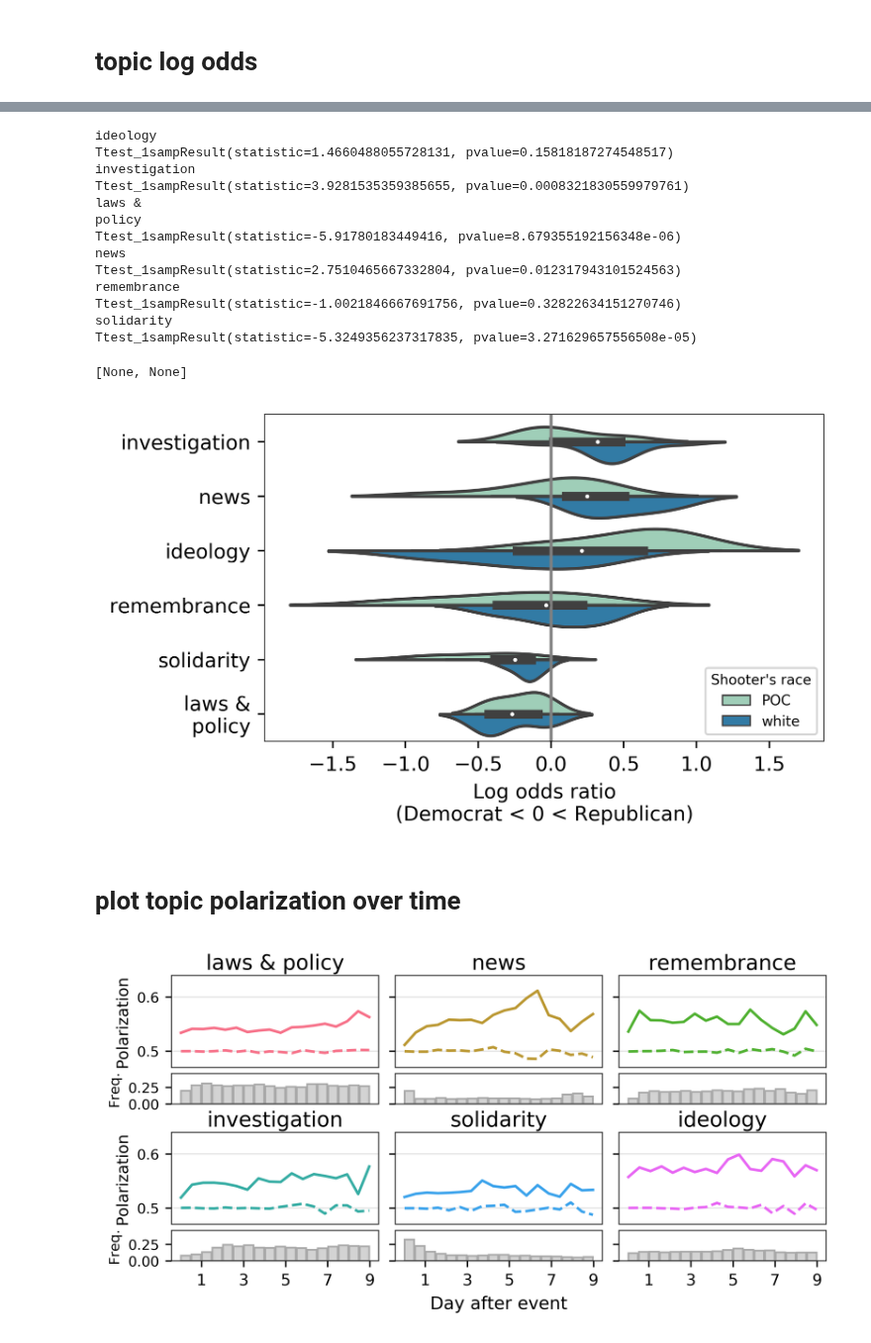
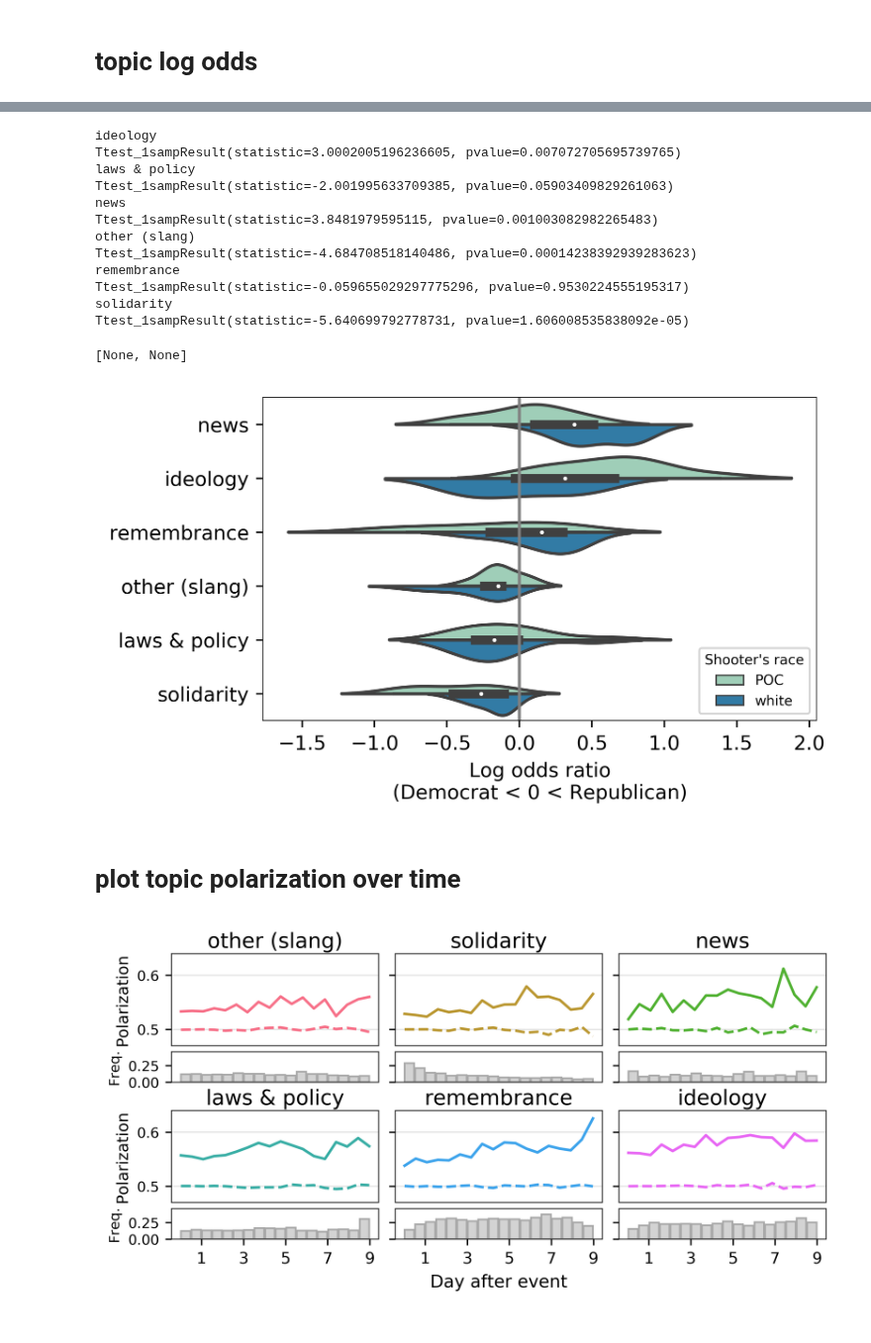
Before and after one commit to ddemszky/framing-twitter, a Jupyter notebook: 3_leave_out_polarization/plot topic polarization.ipynb, the cells around one changed output, grey strips where cells are left out. Shown at 99% size. Drawn from its saved outputs; the diff is of its cells as text; code cells hidden in the pictures.

```diff
--- a/3_leave_out_polarization/plot topic polarization.ipynb
+++ b/3_leave_out_polarization/plot topic polarization.ipynb
@@ -58,3 +51,10 @@ cluster_names = {0: "laws & policy",
+# %%
+cluster_names = {0: "other (slang)",
+ 1: 'remembrance',
+ 2: 'solidarity',
+ 3: 'news',
+ 4: 'laws & policy',
+ 5: 'ideology'}
 # %% [markdown]
 # topic proportions
 # %%
@@ -133,18 +132,17 @@ for i, g in df.groupby('topic'):
     print(ttest_1samp(np.array(g['log_odds']), 0))
 # %% [output]
 ideology
-Ttest_1sampResult(statistic=1.4660488055728131, pvalue=0.15818187274548517)
-investigation
-Ttest_1sampResult(statistic=3.9281535359385655, pvalue=0.0008321830559979761)
-laws &
-policy
-Ttest_1sampResult(statistic=-5.91780183449416, pvalue=8.679355192156348e-06)
+Ttest_1sampResult(statistic=3.0002005196236605, pvalue=0.007072705695739765)
+laws & policy
+Ttest_1sampResult(statistic=-2.001995633709385, pvalue=0.05903409829261063)
 news
-Ttest_1sampResult(statistic=2.7510465667332804, pvalue=0.012317943101524563)
+Ttest_1sampResult(statistic=3.8481979595115, pvalue=0.001003082982265483)
+other (slang)
+Ttest_1sampResult(statistic=-4.684708518140486, pvalue=0.00014238392939283623)
 remembrance
-Ttest_1sampResult(statistic=-1.0021846667691756, pvalue=0.32822634151270746)
+Ttest_1sampResult(statistic=-0.059655029297775296, pvalue=0.9530224555195317)
 solidarity
-Ttest_1sampResult(statistic=-5.3249356237317835, pvalue=3.271629657556508e-05)
+Ttest_1sampResult(statistic=-5.640699792778731, pvalue=1.606008535838092e-05)
 # %%
 f = plt.figure(dpi=400, edgecolor='grey', figsize=(5,3))
 ax = sns.violinplot(data=df, x="log_odds",y="topic", hue='race', split=True, order=reversed(df.groupby('topic').median().sort_values('log_odds').index), orient="h", palette=sns.color_palette("YlGnBu", 2))
@@ -159,7 +157,7 @@ legend = plt.legend(title="Shooter's race", fontsize=7, loc='lower right')
 plt.setp(legend.get_title(),fontsize='x-small')
 # %% [output]
 [None, None]
-[figure, old version]
+[figure, new version]
 # %% [markdown]
 # plot topic polarization over time
 # %%
@@ -176,7 +174,7 @@ def plot_clusters(events):
     actual = np.zeros((num_splits, NUM_CLUSTERS, len(events)))  # actual leaveout value
     random = np.zeros((num_splits, NUM_CLUSTERS, len(events)))  # random leaveout value
     for k, e in enumerate(events):
-        pol = json.load(open(TWEET_DIR + e + '/' + e + '_topic_polarization_overtime'+cluster_method+'.json', 'r'))
+        pol = json.load(open(TWEET_DIR + e + '/' + e + '_topic_polarization_over_time'+cluster_method+'.json', 'r'))
         for i in range(num_splits):
             for j in range(NUM_CLUSTERS):
                 freqs[i, j, k] = int(pol[str(i)][str(j)][2])
@@ -252,6 +250,6 @@ def plot_clusters(events):
     #outer.tight_layout(fig)
     plt.show()
 # %%
-plot_clusters(['vegas'])  # the values from events in the list wil
+plot_clusters(['orlando'])  # the values from events in the list wil
 # %% [output]
-[figure, old version]
+[figure, new version]
```
Also changed, not shown: parts of 4 cells of this notebook, 40 other files.
